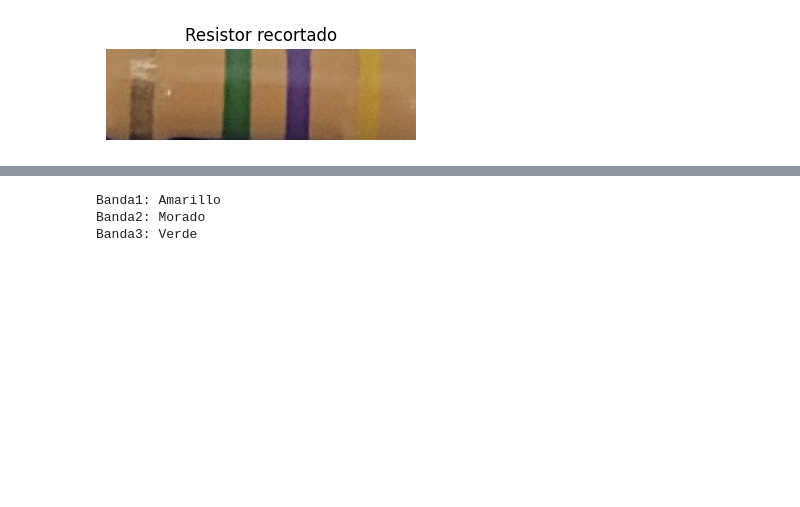
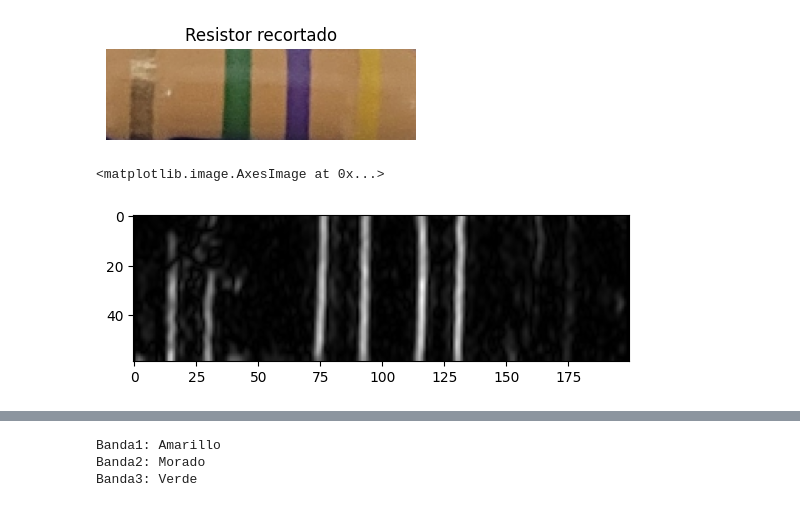
Before and after one commit to Kabarou/TP2-PDI-, a Jupyter notebook: item_c.ipynb, the cells around one changed output, grey strips where cells are left out. Drawn from its saved outputs; the diff is of its cells as text; code cells hidden in the pictures; blank space fills up the shorter version.

```diff
--- a/item_c.ipynb
+++ b/item_c.ipynb
@@ -82,3 +82,21 @@ plt.axis('off')
 plt.show()
 # %% [output]
 [figure]
+# %%
+gray = cv2.cvtColor(resized_roi, cv2.COLOR_BGR2GRAY)
+clahe = cv2.createCLAHE(clipLimit=2.0, tileGridSize=(8,8))
+gray_eq = clahe.apply(gray)
+gray_smooth = cv2.GaussianBlur(gray_eq, (5,5), 0)
+
+# O Sobel para resaltar bordes
+sobelx = cv2.Sobel(gray_smooth, cv2.CV_64F, 1, 0, ksize=3)
+sobelx = np.absolute(sobelx)
+sobelx = np.uint8(255 * sobelx / np.max(sobelx))
+
+perfil = np.mean(sobelx, axis=0)
+
+plt.imshow(sobelx, cmap='gray')
+# Luego sigue tu código para detectar picos en perfil...
+# %% [output]
+<matplotlib.image.AxesImage at 0x...>
+[figure, added]
```
Also changed, not shown: parts of 8 cells of this notebook.
